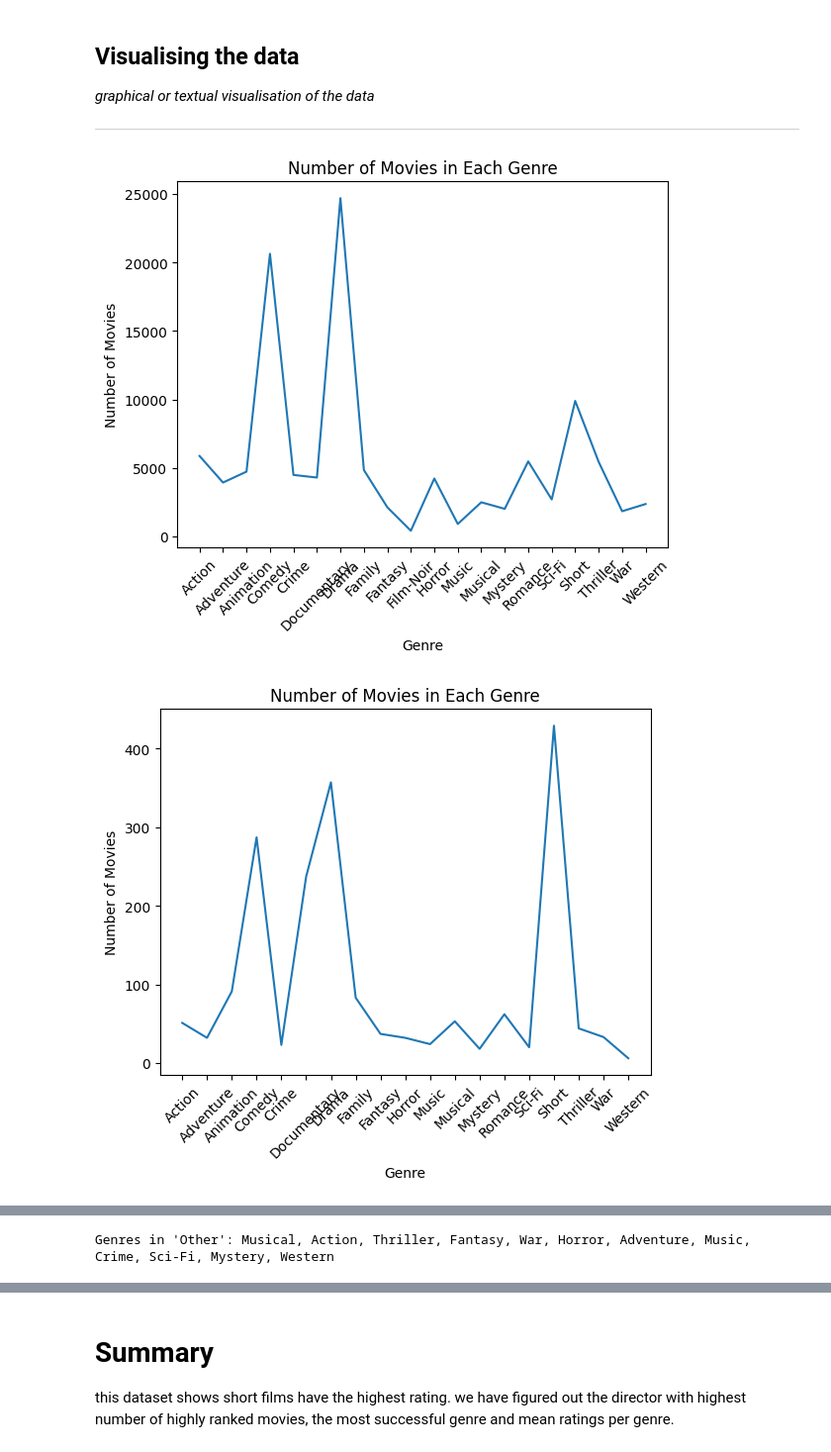
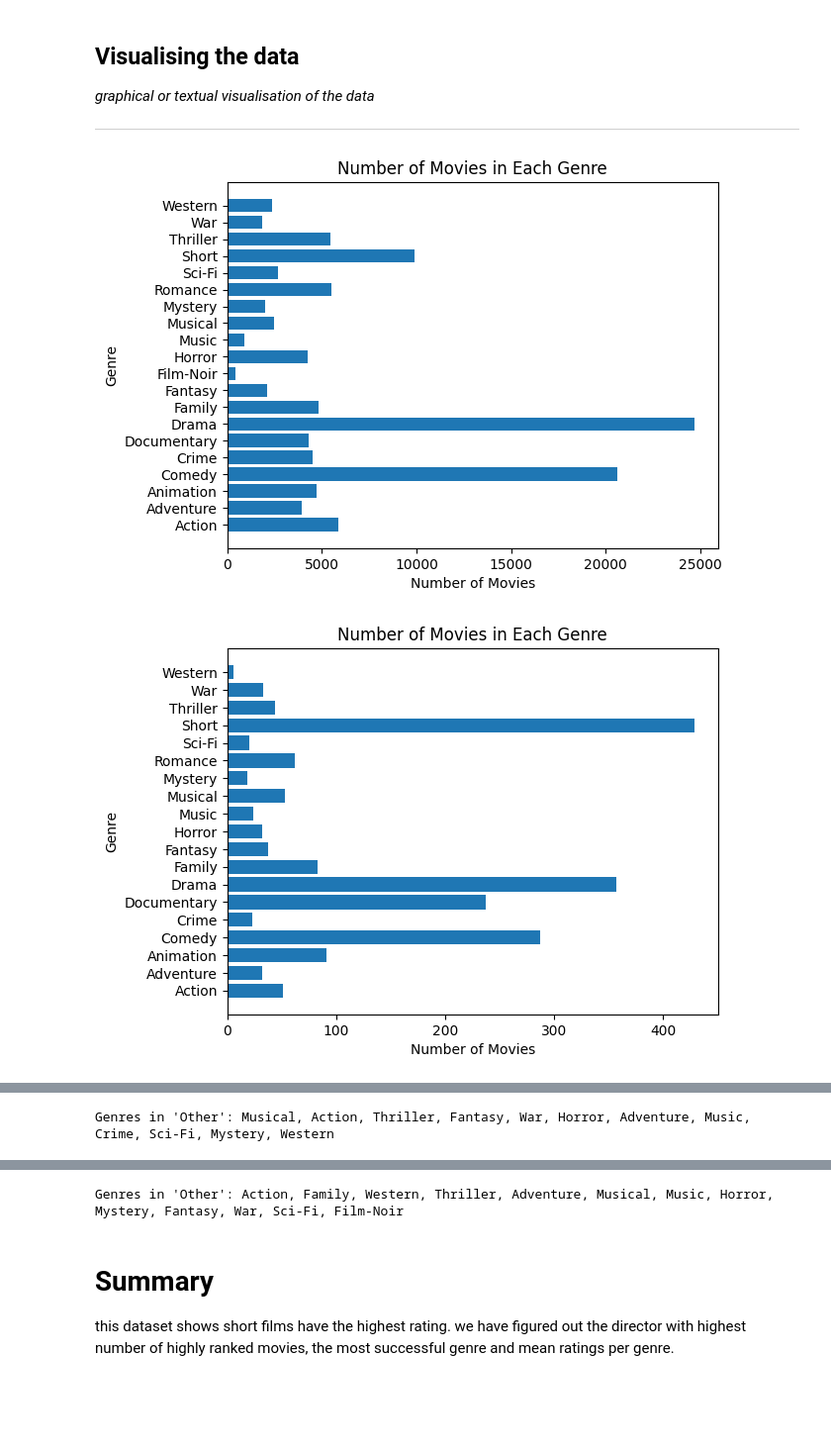
Before and after one commit to nishah8/dataandpython, a Jupyter notebook: final_project.ipynb, the cells around one changed output, grey strips where cells are left out. Shown at 99% size. Drawn from its saved outputs; the diff is of its cells as text; code cells hidden in the pictures; blank space fills up the shorter version.

```diff
--- a/final_project.ipynb
+++ b/final_project.ipynb
@@ -101,6 +123,8 @@ _what analysis are you doing and why_
 ---
 # %%
 ## analysis code here
+
+#for ranked movies only
 
 #summary statistics of all the ranked movies
 print(ranked_movies['rank'].describe())
@@ -149,9 +173,21 @@ print()
 max_rank = high_ranked['rank'].max()
 highest_rank_rows = high_ranked[high_ranked['rank'] == max_rank] #selects rows with the highest rank
 unique_movies = highest_rank_rows.drop_duplicates(subset='name', keep='first')[['name', 'full name', 'year']]
+unique_movies = unique_movies.reset_index(drop=True)
 print('List of movies with the hightest rank of',max_rank)
 print(unique_movies)
 print()
+
+
+#percentage of ranked movies per genre with total movies
+grouped = moviedf.groupby('genre')
+genre_stats = grouped.agg(totalmovies=('name', 'count'), rankedmovies=('rank', 'count'))
+genre_stats['PercentageRanked'] = (genre_stats['rankedmovies'] / genre_stats['totalmovies']) * 100
+genre_stats.reset_index(inplace=True)
+print(genre_stats)
+print()
+
+gmov_unranked = unranked_movies.groupby('genre').size().reset_index(name='count')
 # %% [output]
 count    113376.000000
 mean          5.995124
@@ -179,44 +215,76 @@ _graphical or textual visualisation of the data_
 ## visualisation code here
 
 # number of movies in each genre visualised.
-plt.plot(gmov['genre'], gmov['count'])
-plt.xlabel('Genre')
-plt.ylabel('Number of Movies')
+plt.barh(gmov['genre'], gmov['count'])
+plt.ylabel('Genre')
+plt.xlabel('Number of Movies')
 plt.title('Number of Movies in Each Genre')
-plt.xticks(rotation=45)
 plt.show()
 
 #number of movies in each genre visualised only for highly ranked movies
 gmov_high = high_ranked.groupby('genre').size().reset_index(name='count')
-plt.plot(gmov_high['genre'], gmov_high['count'])
-plt.xlabel('Genre')
-plt.ylabel('Number of Movies')
+plt.barh(gmov_high['genre'], gmov_high['count'])
+plt.ylabel('Genre')
+plt.xlabel('Number of Movies')
 plt.title('Number of Movies in Each Genre')
-plt.xticks(rotation=45)
 plt.show()
 
 # Plotting a chart of mean rank and genre
-plt.bar(mean_rank_by_genre.index, mean_rank_by_genre.values)
-plt.xlabel('Genre')
-plt.ylabel('Mean Rank')
+plt.barh(mean_rank_by_genre.index, mean_rank_by_genre.values)
+plt.ylabel('Genre')
+plt.xlabel('Mean Rank')
 plt.title('Mean Rank by Genre')
-plt.xticks(rotation=45)
 plt.show()
 
 # Create a pie chart of movies by genres in the highest ranked list
 genre_counts = high_ranked['genre'].value_counts()
 threshold = 0.03  # 3%
 small_slices = genre_counts[genre_counts / genre_counts.sum() < threshold]
 other_count = small_slices.sum()
 other_genres = list(small_slices.index)
 genre_counts = genre_counts[~genre_counts.index.isin(other_genres)]
 genre_counts['Other'] = other_count
 plt.pie(genre_counts, labels=genre_counts.index, autopct='%.1f%%', startangle=90)
 plt.title('Distribution of Movies by Genre')
 plt.show()
 other_genres_str = ', '.join(other_genres) # to remove [] &, and have cleaner output
 print("Genres in 'Other':", other_genres_str)
 print()
+
+# Plot Total Movies & Ranked Movies
+x = range(len(genre_stats['genre']))
+plt.bar(x, genre_stats['totalmovies'], label='Total Movies',width=0.4, align='center',color = 'red')
+plt.bar([i + 0.4 for i in x], genre_stats['rankedmovies'], width=0.4, label='Ranked Movies', align='center')
+plt.xlabel('Genre')
+plt.xticks([i + 0.2 for i in x], genre_stats['genre'])
+plt.title('Total Movies and Ranked Movies by Genre')
+plt.xticks(rotation=90)
+plt.legend()
+plt.show()
+
+
+# percentage plot
+genre_stats['PercentageRanked']
+plt.barh(genre_stats['genre'], genre_stats['PercentageRanked'])
+plt.ylabel('Genre')
+plt.xlabel('Percentage %')
+plt.title('Percentage of Total Ranked')
+plt.show()
+
+#Unranked Movies by Genre
+genre_counts1 = unranked_movies['genre'].value_counts()
+threshold = 0.03  # 3%
+small_slices1 = genre_counts1[genre_counts1 / genre_counts1.sum() < threshold]
+other_count1 = small_slices1.sum()
+other_genres1 = list(small_slices1.index)
+genre_counts1 = genre_counts1[~genre_counts1.index.isin(other_genres1)]
+genre_counts1['Other'] = other_count1
+plt.pie(genre_counts1, labels=genre_counts1.index, autopct='%.1f%%', startangle=90)
+plt.title('Unranked Movies by Genre')
+plt.show()
+other_genres_str1 = ', '.join(other_genres1) # to remove [] &, and have cleaner output
+print("Genres in 'Other':", other_genres_str1)
+print()
 # %% [output]
-[figure, old version]
+[figure, new version]
-[figure, old version]
+[figure, new version]
@@ -226,3 +297,4 @@ Genres in 'Other': Musical, Action, Thriller, Fantasy, War, Horror, Adventure, M
+Genres in 'Other': Action, Family, Western, Thriller, Adventure, Musical, Music, Horror, Mystery, Fantasy, War, Sci-Fi, Film-Noir
 # %% [markdown]
 # Summary
 this dataset shows short films have the highest rating. we have figured out the director with highest number of highly ranked movies, the most successful genre and mean ratings per genre.
```
Also changed, not shown: parts of 4 cells of this notebook.
